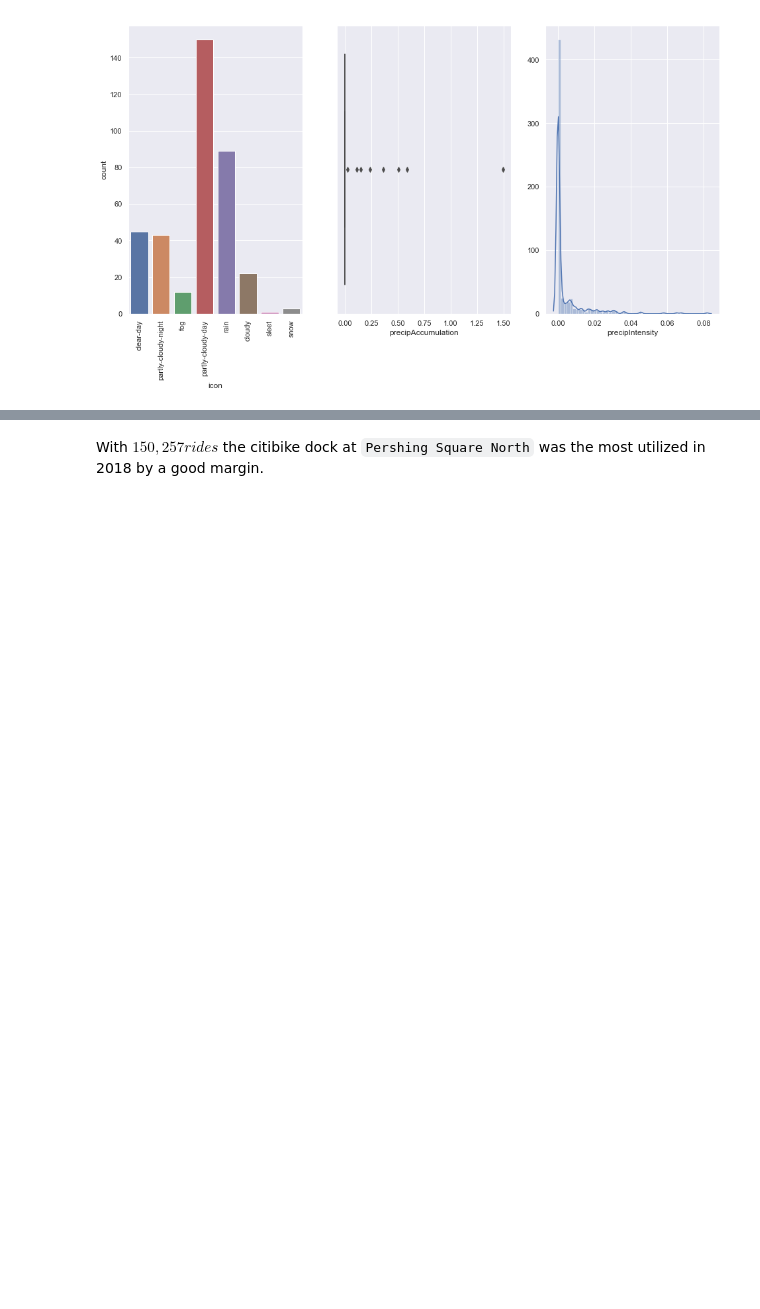
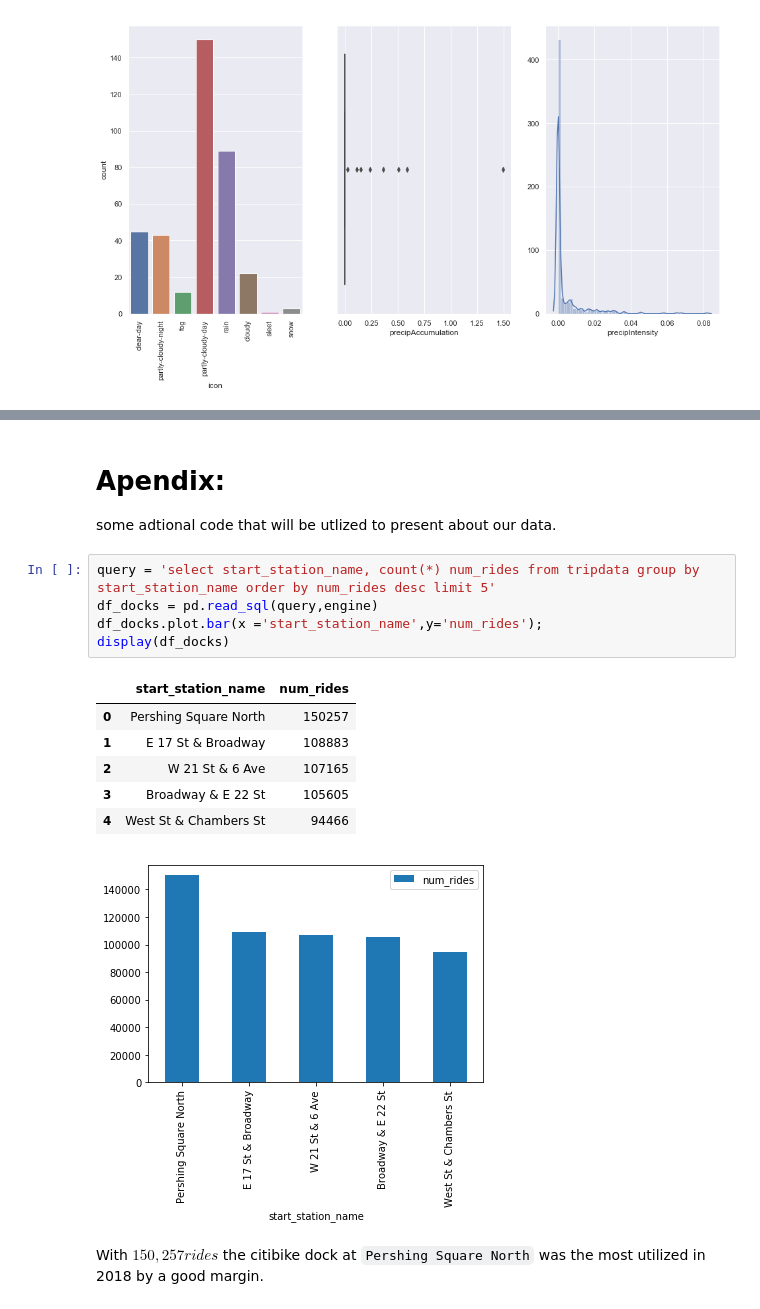
Before and after one commit to jacoblgoodman/DAV-5400, a Jupyter notebook: final/j_goodman_finalproject.ipynb, the cells around one changed output, grey strips where cells are left out. Saved outputs shown, nothing was run; the diff lists cells and outputs as text; blank space fills up the shorter version.

```diff
--- a/final/j_goodman_finalproject.ipynb
+++ b/final/j_goodman_finalproject.ipynb
@@ -375,2 +446,18 @@ ax.set_title('Daily Average ridership');
+# %% [markdown]
+# Apendix:
+some adtional code that will be utlized to present about our data.
+# %%
+query = 'select start_station_name, count(*) num_rides from tripdata group by start_station_name order by num_rides desc limit 5'
+df_docks = pd.read_sql(query,engine)
+df_docks.plot.bar(x ='start_station_name',y='num_rides');
+display(df_docks)
+# %% [output]
+|  | start_station_name | num_rides |
+| 0 | Pershing Square North | 150257 |
+| 1 | E 17 St & Broadway | 108883 |
+| 2 | W 21 St & 6 Ave | 107165 |
+| 3 | Broadway & E 22 St | 105605 |
+| 4 | West St & Chambers St | 94466 |
+[figure, added]
 # %% [markdown]
 With $150,257 rides$  the citibike dock at `Pershing Square North` was the most utilized in 2018 by a good margin.
```
Also changed, not shown: parts of 19 cells of this notebook.
